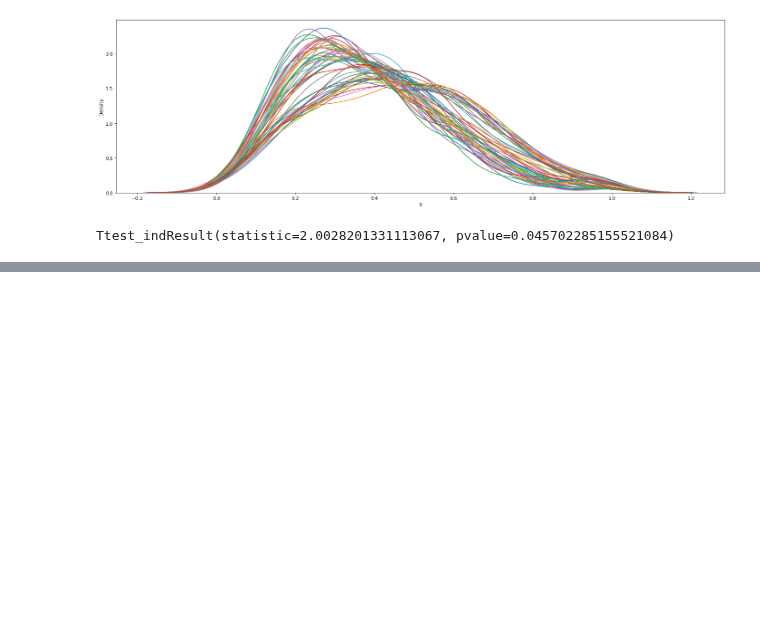
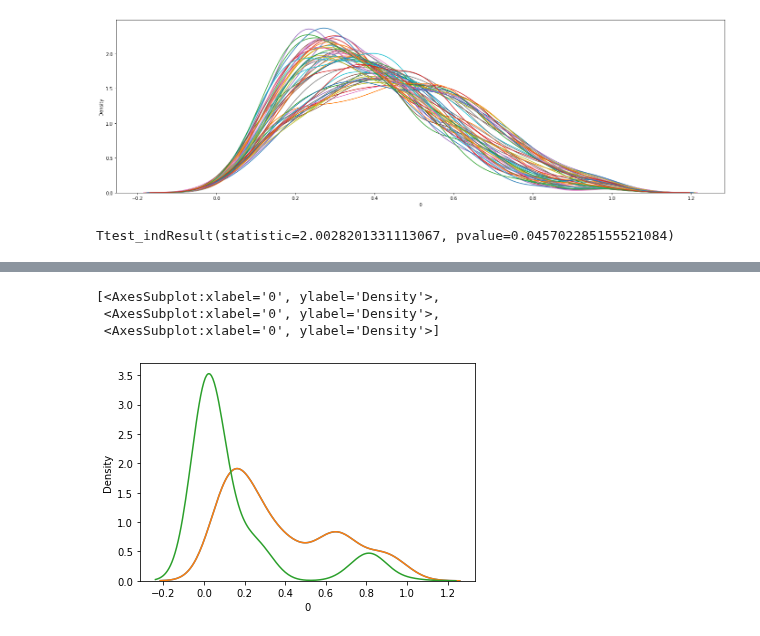
Before and after one commit to Rahul-Brito/infantvoice, a Jupyter notebook: scripts/Pyannote Test.ipynb, the cells around one changed output, grey strips where cells are left out. Cells and saved outputs as stored; diff of their text form; code cells hidden in the pictures; blank space fills up the shorter version.

```diff
--- a/scripts/Pyannote Test.ipynb
+++ b/scripts/Pyannote Test.ipynb
@@ -183,4 +165,7 @@ stats.ttest_ind(a,b, equal_var=False)
 Ttest_indResult(statistic=2.0028201331113067, pvalue=0.045702285155521084)
 # %%
 emb_a = {mod:ee.embedding_averager(emb) for mod, emb in all_embs.items()}
+
+cos_emb = {mod:dm.cos_distance(emb) for mod, emb in emb_a.items()}
+cos_emb_flat = {mod:cos.stack().reset_index().iloc[:,2] for mod,cos in cos_emb.items()}
 # %% [output]
@@ -241,33 +172,0 @@ X2d['c_clust'] = X2d.cluster.map(cmap)
-# %%
-sns.set_theme(style="white")
-
-#plot raw points
-fig, ax = plt.subplots(ncols=3, figsize=(24,7))
-sns.scatterplot(x=embs_umap.dim0, y=embs_umap.dim1, ax=ax[0])
-
-#plot raw points color coded by participant
-#fig, ax = plt.subplots(1, figsize=(8,7))
-babycol = sns.color_palette("Paired", len(embs_umap.part.unique()))
-babycol[12:]=sns.color_palette("hls", 6)
-babycol[10]=(0.3,0.3,0.3)
-babycol[13]=(0.5,0.5,0.5)
-sns.scatterplot(x=embs_umap.dim0, y=embs_umap.dim1, hue=embs_umap.part, palette=babycol, ax=ax[1])
-legend1 = ax[1].legend(loc="lower center",bbox_to_anchor=(0.5, 1), ncol=len(embs_umap.part.unique())//3)
-
-#compare to kmeans clustering
-#fig, ax = plt.subplots(1, figsize=(8,6))
-sns.scatterplot(x=X2d.dim0, y=X2d.dim1, hue=X2d.c_clust, alpha = 0.6, s=10, ax=ax[2])
-legend2 = ax[2].legend()
-legend2.remove()
-
-#plot distances
-for idx, val in X2d.iterrows():
-    x = [val.dim0, val.cen_x,]
-    y = [val.dim1, val.cen_y]
-    #plt.plot(x, y, c=val.c_clust, alpha=0.2)
-    plt.plot(x, y, c='0.4', alpha=0.2)
-
-#plot centroids
-plt.scatter(cen_x, cen_y, marker='^', c='0.1', s=80)
-#plt.title("Plot of participant using UMAP for " + samptype + "with kmeans centroids")
-plt.show()
@@ -575,0 +173,7 @@ X2d['cluster'] = specclus.fit_predict(X2d[['dim0', 'dim1']])
+# %%
+[sns.distplot(cos[cos>0],hist=False) for cos in cos_emb_flat.values()]
+# %% [output]
+[<AxesSubplot:xlabel='0', ylabel='Density'>,
+ <AxesSubplot:xlabel='0', ylabel='Density'>,
+ <AxesSubplot:xlabel='0', ylabel='Density'>]
+[figure, added]
```
Also changed, not shown: parts of 24 cells of this notebook, 2 other files.
